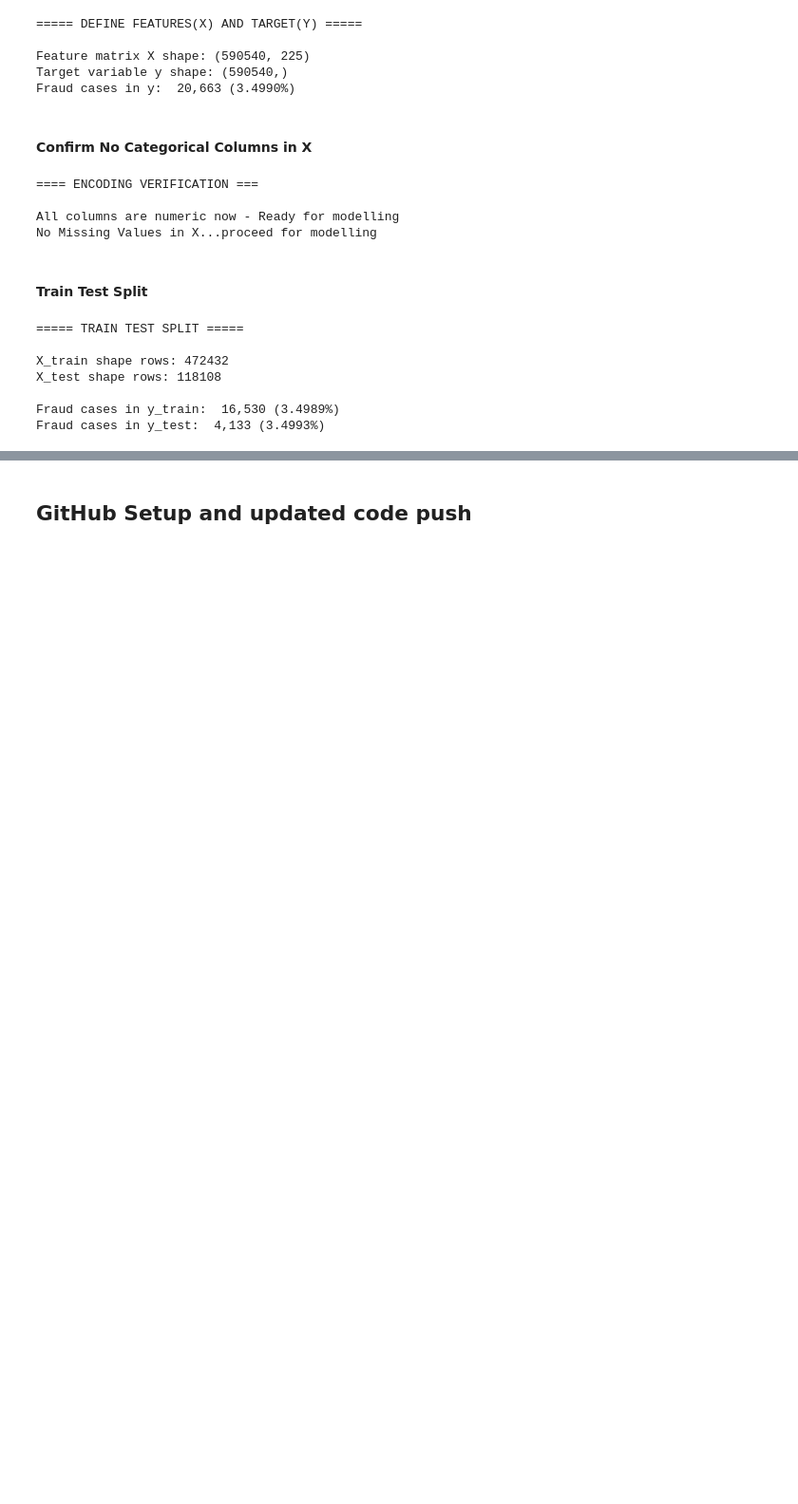
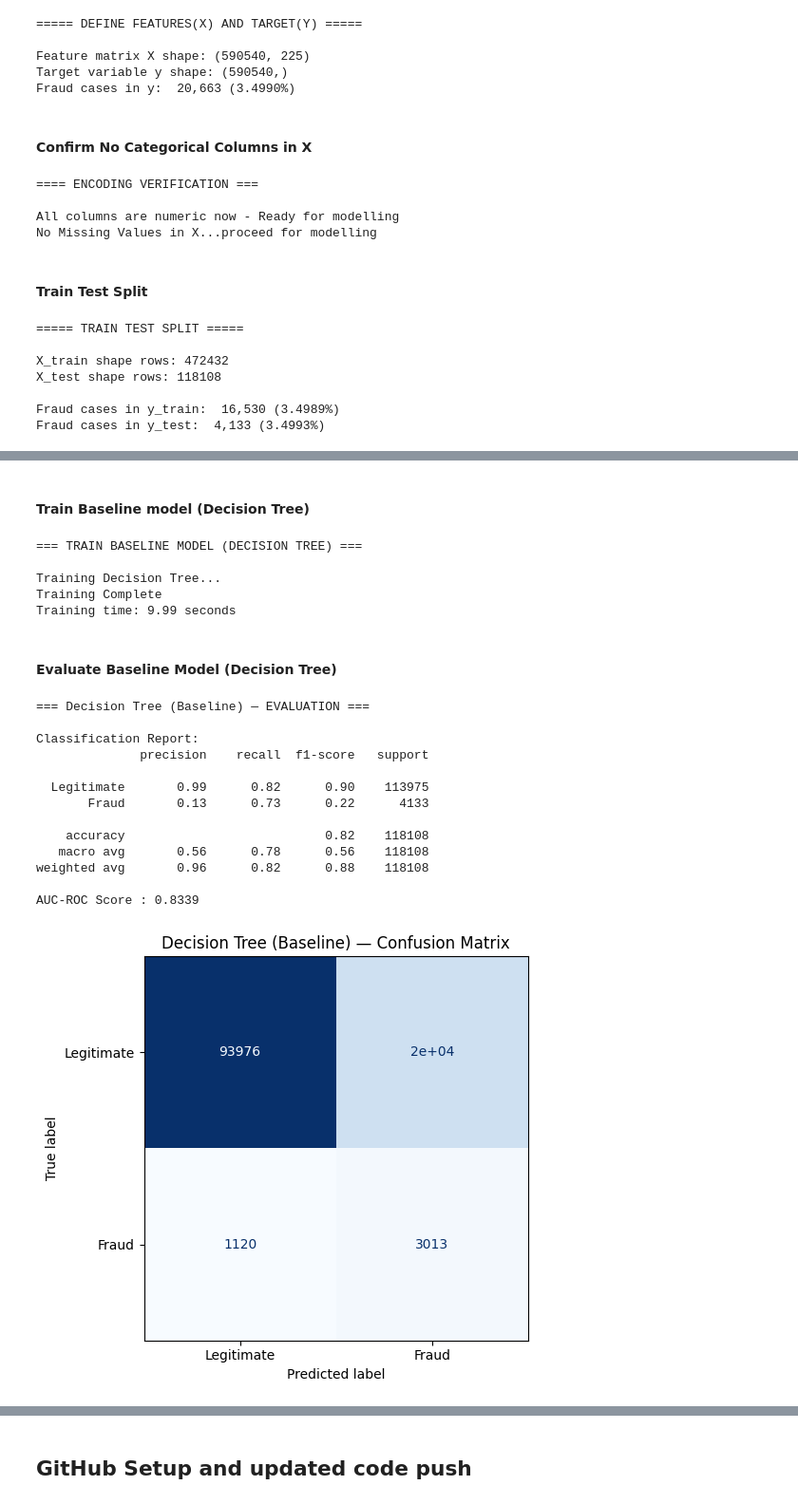
Before and after one commit to Thedeadman0612/TrustCart, a Jupyter notebook: phase1/notebooks/phase1_transaction_risk.ipynb, the cells around one changed output, grey strips where cells are left out. Shown at 95% size. Saved outputs shown, nothing was run; the diff lists cells and outputs as text; code cells hidden in the pictures; blank space fills up the shorter version.

Commit message:
Phase 1 Task 5: Model Building - Baseline modeling done

```diff
--- a/phase1/notebooks/phase1_transaction_risk.ipynb
+++ b/phase1/notebooks/phase1_transaction_risk.ipynb
@@ -1755,0 +1901,60 @@ Fraud cases in y_test:  4,133 (3.4993%)
+# %% [markdown]
+#### **Train Baseline model (Decision Tree)**
+# %%
+print("=== TRAIN BASELINE MODEL (DECISION TREE) ===")
+print("")
+
+print("Training Decision Tree...")
+
+from sklearn.tree import DecisionTreeClassifier
+
+# Train
+baseline_model = DecisionTreeClassifier(max_depth=5, random_state=42, class_weight='balanced')
+
+start_time = time.time()
+
+# Train baseline Decision Tree model
+baseline_model.fit(X_train, y_train)
+
+end_time = time.time()
+
+print("Training Complete")
+print(f"Training time: {end_time - start_time:.2f} seconds")
+# %% [output]
+=== TRAIN BASELINE MODEL (DECISION TREE) ===
+
+Training Decision Tree...
+Training Complete
+Training time: 9.99 seconds
+# %% [markdown]
+#### **Evaluate Baseline Model (Decision Tree)**
+# %%
+# Generate Predictions
+y_pred_baseline = baseline_model.predict(X_test)
+y_pred_proba_baseline = baseline_model.predict_proba(X_test)[:, 1]
+
+# Evaluate
+# Dictionary to store all model results for later comparision
+model_results = {}
+
+model_results['Decision Tree (Baseline)'] = evaluate_model(
+    model_name   = 'Decision Tree (Baseline)',
+    y_true       = y_test,
+    y_pred       = y_pred_baseline,
+    y_pred_proba = y_pred_proba_baseline
+)
+# %% [output]
+=== Decision Tree (Baseline) — EVALUATION ===
+
+Classification Report:
+              precision    recall  f1-score   support
+
+  Legitimate       0.99      0.82      0.90    113975
+       Fraud       0.13      0.73      0.22      4133
+
+    accuracy                           0.82    118108
+   macro avg       0.56      0.78      0.56    118108
+weighted avg       0.96      0.82      0.88    118108
+
+AUC-ROC Score : 0.8339
+[figure, added]
```
Also changed, not shown: parts of 13 cells of this notebook.
